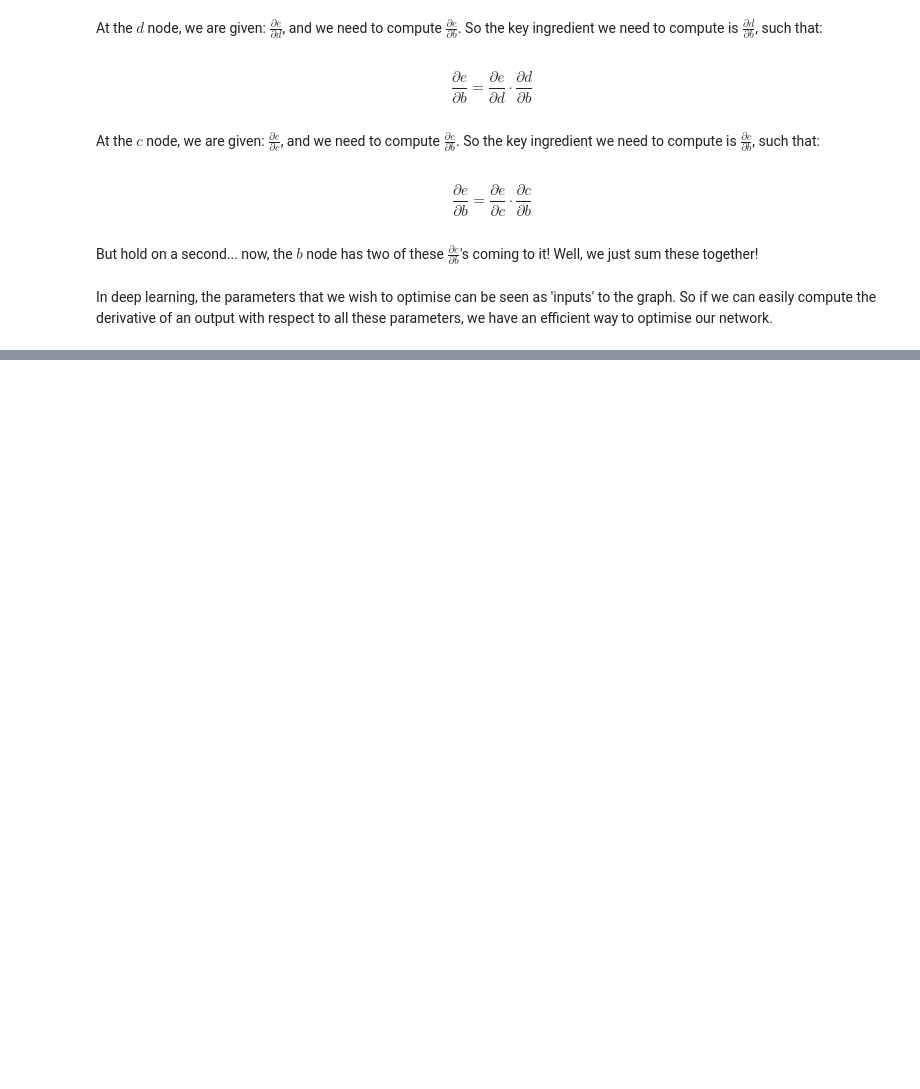
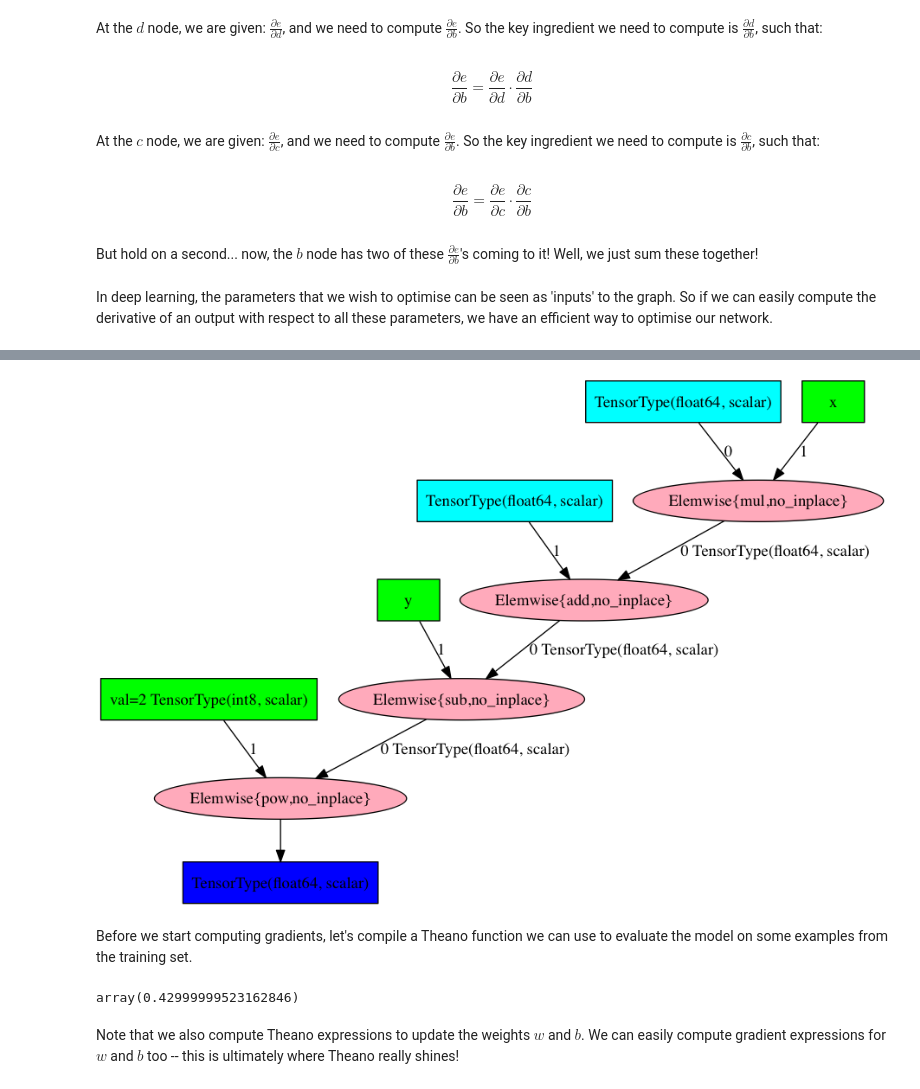
Before and after one commit to christopher-beckham/inf6953h, a Jupyter notebook: intro.ipynb, the cells around one changed output, grey strips where cells are left out. Saved outputs shown, nothing was run; the diff lists cells and outputs as text; code cells hidden in the pictures; blank space fills up the shorter version.

```diff
--- a/intro.ipynb
+++ b/intro.ipynb
@@ -99,0 +279,6 @@ In deep learning, the parameters that we wish to optimise can be seen as 'inputs
+# %%
+Image("./t_lin_graph.png", width=800)
+# %% [output]
+[figure, added]
+# %% [markdown]
+Before we start computing gradients, let's compile a Theano function we can use to evaluate the model on some examples from the training set.
@@ -99,0 +289,6 @@ In deep learning, the parameters that we wish to optimise can be seen as 'inputs
+# %%
+out_fn(X_train[0])
+# %% [output]
+array(0.42999999523162846)
+# %% [markdown]
+Note that we also compute Theano expressions to update the weights $w$ and $b$. We can easily compute gradient expressions for $w$ and $b$ too -- this is ultimately where Theano really shines!
```
Also changed, not shown: parts of 78 cells of this notebook.
